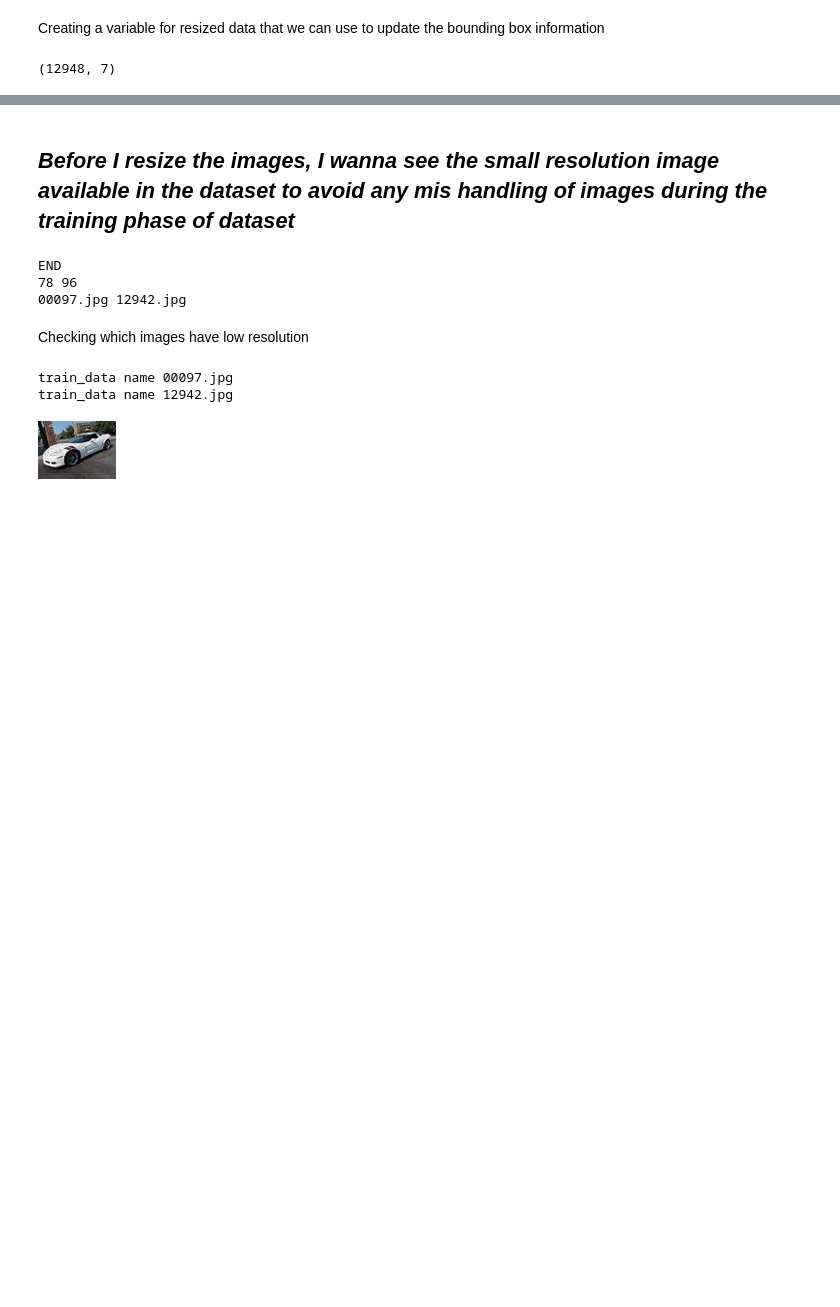
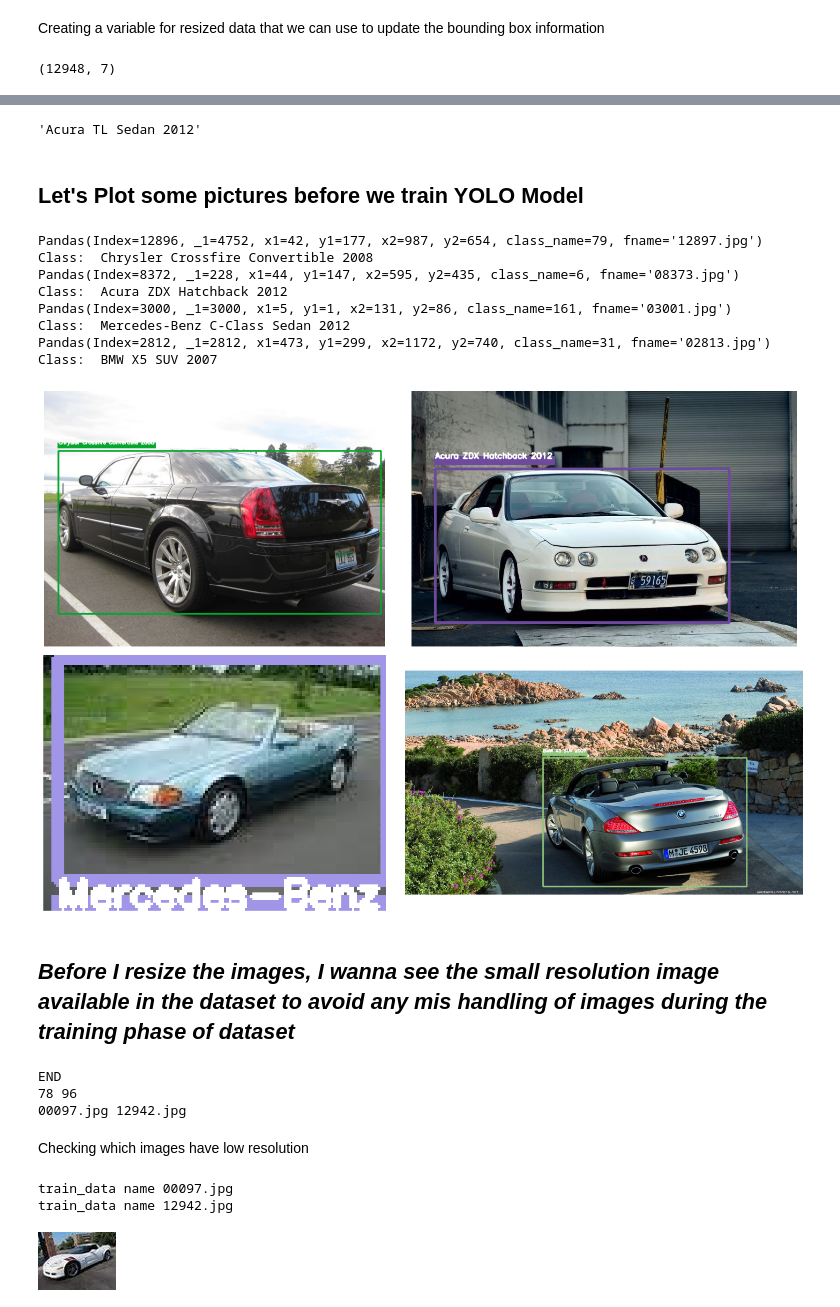
Before and after one commit to belanasaikiran/Team-6-Big-Data-Project, a Jupyter notebook: temp/Car_Make_Model_Detection_YOLO_Implementation.ipynb, the cells around one changed output, grey strips where cells are left out. Cells and saved outputs as stored; diff of their text form; code cells hidden in the pictures; blank space fills up the shorter version.

Commit message:
Plot some pictures before training

```diff
--- a/temp/Car_Make_Model_Detection_YOLO_Implementation.ipynb
+++ b/temp/Car_Make_Model_Detection_YOLO_Implementation.ipynb
@@ -231,0 +220,7 @@ train_data_resized.shape
+# %%
+class_names = metadata["class_name"]
+class_names
+colors = np.random.uniform(0, 255, size=(len(class_names), 3))
+# %%
+train_data = train_data.rename(columns={'class': 'class_name'})
+train_data.info()
@@ -231,0 +242,7 @@ train_data_resized.shape
+# %%
+class_name = metadata['class_name'][2]
+class_name
+# %% [output]
+'Acura TL Sedan 2012'
+# %% [markdown]
+## Let's Plot some pictures before we train YOLO Model
@@ -232,3 +310,16 @@ train_data_resized.shape
+# %%
+# Visualize a few training images.
+plot_random_images_with_bboxes(train_data, colors, num_images=4)
+# %% [output]
+Pandas(Index=12896, _1=4752, x1=42, y1=177, x2=987, y2=654, class_name=79, fname='12897.jpg')
+Class:  Chrysler Crossfire Convertible 2008
+Pandas(Index=8372, _1=228, x1=44, y1=147, x2=595, y2=435, class_name=6, fname='08373.jpg')
+Class:  Acura ZDX Hatchback 2012
+Pandas(Index=3000, _1=3000, x1=5, y1=1, x2=131, y2=86, class_name=161, fname='03001.jpg')
+Class:  Mercedes-Benz C-Class Sedan 2012
+Pandas(Index=2812, _1=2812, x1=473, y1=299, x2=1172, y2=740, class_name=31, fname='02813.jpg')
+Class:  BMW X5 SUV 2007
+[figure, added]
 # %% [markdown]
 ## ***Before I resize the images, I wanna see the small resolution image available in the dataset to avoid any mis handling of images during the training phase of dataset***
 # %%
```
Also changed, not shown: parts of 19 cells of this notebook.
